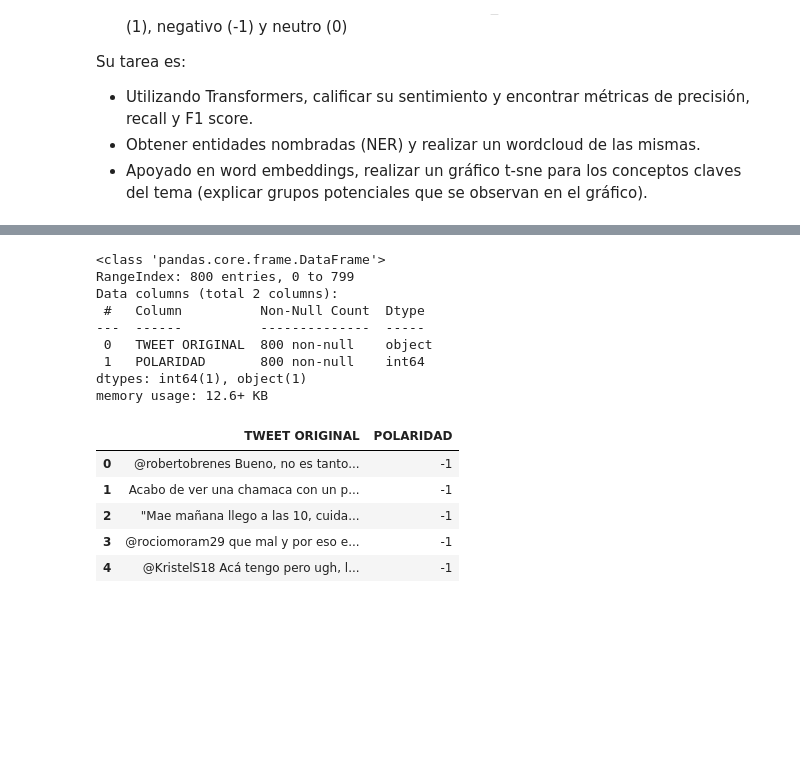
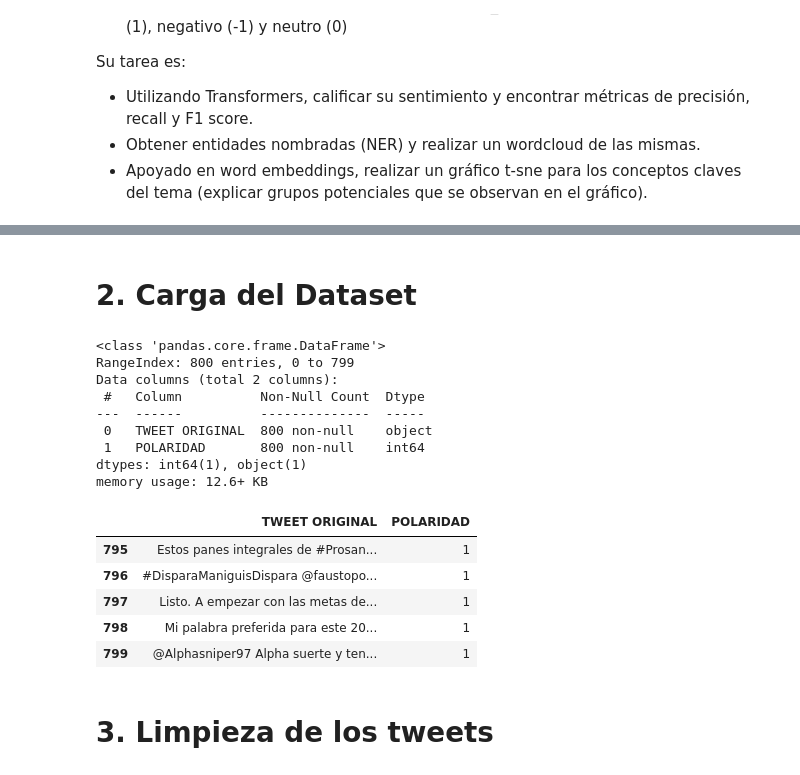
Before and after one commit to jesuarezt/nlp_course, a Jupyter notebook: tareas_talleres/taller_2/taller_2.ipynb, the cells around one changed output, grey strips where cells are left out. Saved outputs shown, nothing was run; the diff lists cells and outputs as text; code cells hidden in the pictures; blank space fills up the shorter version.

```diff
--- a/tareas_talleres/taller_2/taller_2.ipynb
+++ b/tareas_talleres/taller_2/taller_2.ipynb
@@ -14,21 +61,25 @@ import pandas as pd
+# %% [markdown]
+# 2. Carga del Dataset
 # %%
 df = pd.read_excel('tweets_800.xlsx')
 # %%
 df.info()
-df.head()
+df.tail()
 # %% [output]
 <class 'pandas.core.frame.DataFrame'>
 RangeIndex: 800 entries, 0 to 799
 Data columns (total 2 columns):
  #   Column          Non-Null Count  Dtype
 ---  ------          --------------  -----
  0   TWEET ORIGINAL  800 non-null    object
  1   POLARIDAD       800 non-null    int64
 dtypes: int64(1), object(1)
 memory usage: 12.6+ KB
 |  | TWEET ORIGINAL | POLARIDAD |
-| 0 | @robertobrenes Bueno, no es tanto... | -1 |
-| 1 | Acabo de ver una chamaca con un p... | -1 |
-| 2 | "Mae mañana llego a las 10, cuida... | -1 |
-| 3 | @rociomoram29 que mal y por eso e... | -1 |
-| 4 | @KristelS18 Acá tengo pero ugh, l... | -1 |
+| 795 | Estos panes integrales de #Prosan... | 1 |
+| 796 | #DisparaManiguisDispara @faustopo... | 1 |
+| 797 | Listo. A empezar con las metas de... | 1 |
+| 798 | Mi palabra preferida para este 20... | 1 |
+| 799 | @Alphasniper97 Alpha suerte y ten... | 1 |
+# %% [markdown]
+# 3. Limpieza de los tweets
```
Also changed, not shown: parts of 37 cells of this notebook, 5 other files.
